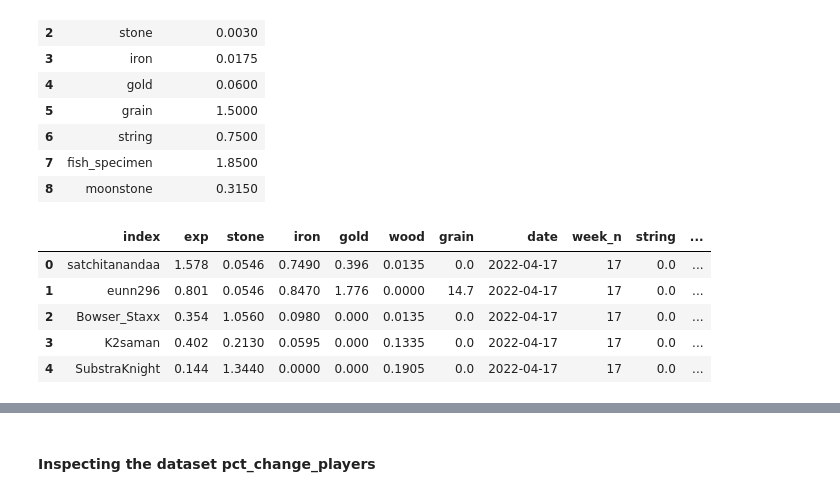
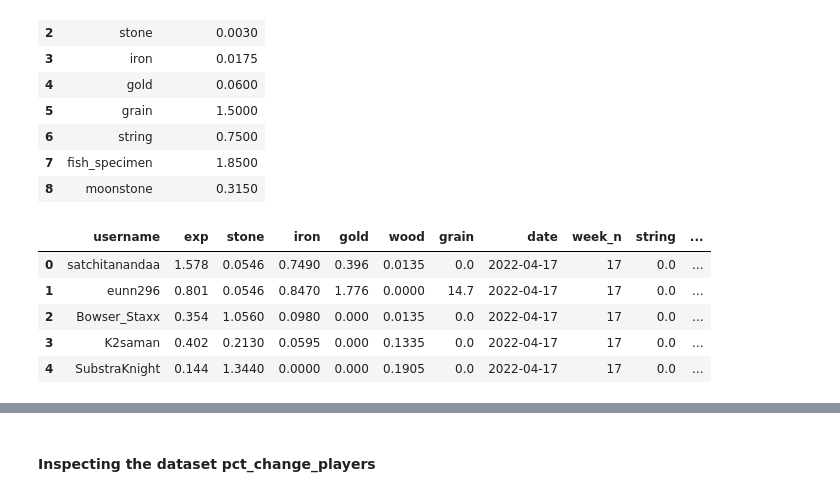
Before and after one commit to matervil/carnage-minecraft, a Jupyter notebook: carnage_minecraft.ipynb, the cells around one changed output, grey strips where cells are left out. Saved outputs shown, nothing was run; the diff lists cells and outputs as text; code cells hidden in the pictures.

```diff
--- a/carnage_minecraft.ipynb
+++ b/carnage_minecraft.ipynb
@@ -209,6 +218,9 @@ fvpv['b_fish'] = fvpv['fish_specimen_y'].apply(lambda x: doItBin(x))
 fvpv['b_moonstone'] = fvpv['moonstone_y'].apply(lambda x: doItBin(x))
 
 fvpv['n_each_rss'] = fvpv[['b_wood','b_stone','b_iron','b_exp','b_grain','b_gold','b_string','b_fish','b_moonstone']].sum(axis=1)
+# %%
+# Last but not least, renaming index by username
+fvpv.rename(columns={'index':'username'}, inplace=True)
 # %% [markdown]
 ## 3. Inspecting the dataset
 # %%
@@ -787,34 +799,30 @@ avgPriceRss
 # %%
 # Calculating total value collected by players for each carnage
 
 # A) Calculating the total value
 df_copy = df.copy()
+df_copy.rename(columns={'index':'username'}, inplace=True)
 
 rss_list = avgPriceRss['resource'].to_list()
 for rss in rss_list:
     df_copy[rss] = df_copy[rss].apply(lambda x: x*avgPriceRss.iloc[rss_list.index(rss)]['avg_price_2m'])
 
 df_copy['total_value'] = df_copy[rss_list].sum(axis=1)
 
 # B) Calculating the total value without fish and grain
 # excluding fish
 if 'fish_specimen' in rss_list:
     rss_list.remove('fish_specimen')
 
 # excluding grain
 if 'grain' in rss_list:
     rss_list.remove('grain')
 
 df_copy['total_value_nfng'] = df_copy[rss_list].sum(axis=1)
 
-# CONSIDERATIONS
-# 1./ From the dataset will be excludig the weeks (31 and 32) without rewards because of the no existance of collected resources
-df_copy = df_copy[df_copy['week_n']<=30]
-# 2./ If the total value is zero will be excluded due to that affect the calculation of the percentage change making it in the next period infinite
-
 df_copy.head()
 # %% [output]
-|  | index | exp | stone | iron | gold | wood | grain | date | week_n | string | ... |
+|  | username | exp | stone | iron | gold | wood | grain | date | week_n | string | ... |
 | 0 | satchitanandaa | 1.578 | 0.0546 | 0.7490 | 0.396 | 0.0135 | 0.0 | 2022-04-17 | 17 | 0.0 | ... |
 | 1 | eunn296 | 0.801 | 0.0546 | 0.8470 | 1.776 | 0.0000 | 14.7 | 2022-04-17 | 17 | 0.0 | ... |
 | 2 | Bowser_Staxx | 0.354 | 1.0560 | 0.0980 | 0.000 | 0.0135 | 0.0 | 2022-04-17 | 17 | 0.0 | ... |
```
Also changed, not shown: parts of 36 cells of this notebook.
